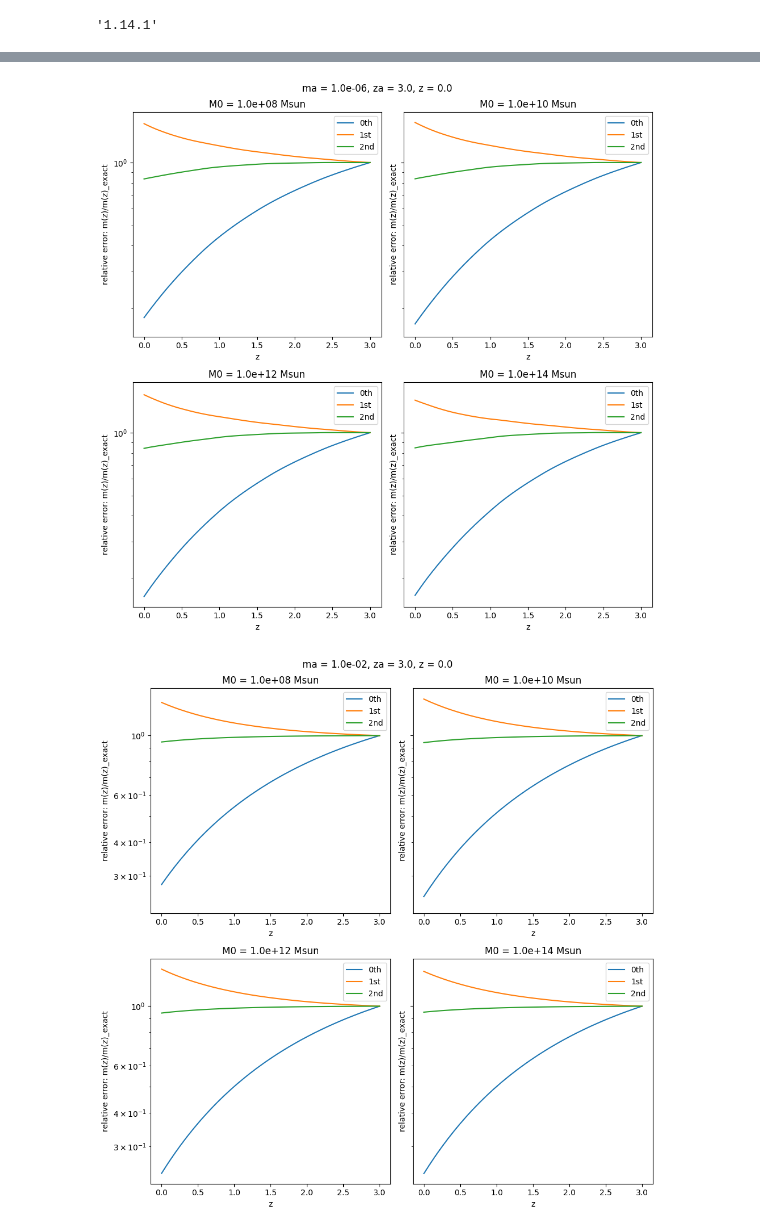
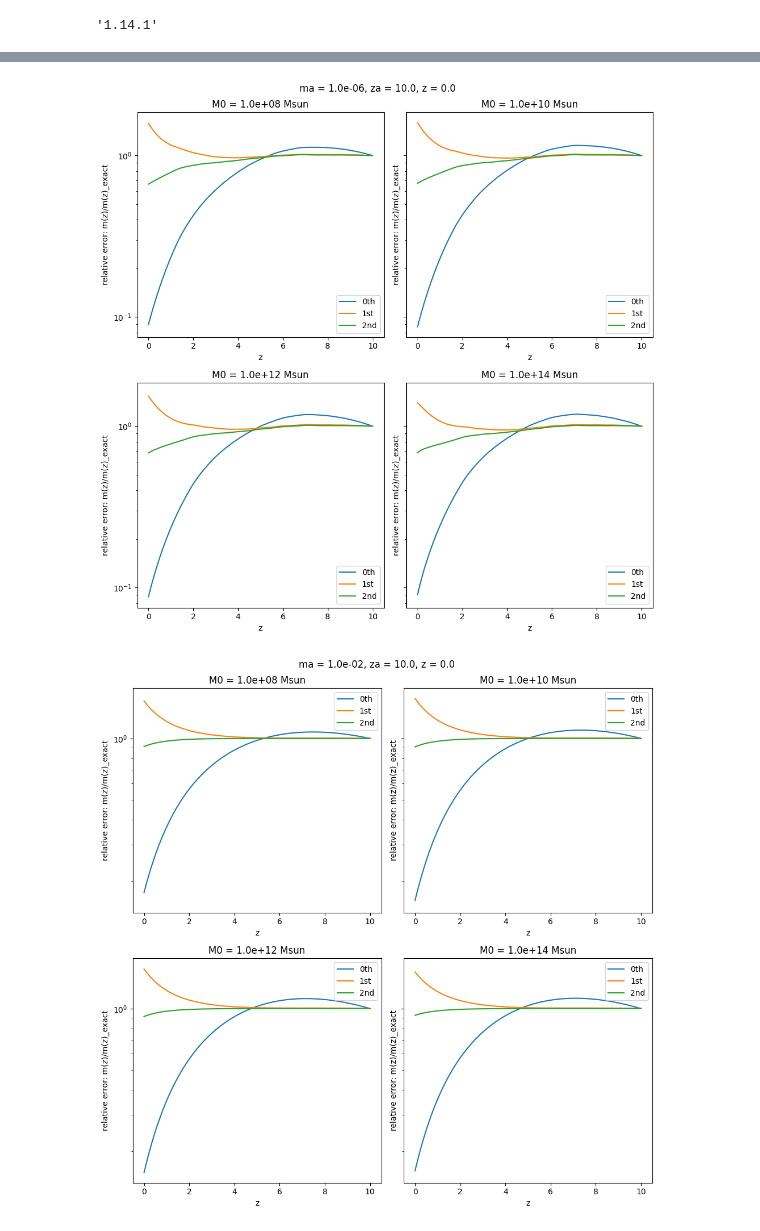
Before and after one commit to shinichiroando/sashimi-c, a Jupyter notebook: approx_odeint.ipynb, the cells around one changed output, grey strips where cells are left out. Saved outputs shown, nothing was run; the diff lists cells and outputs as text; code cells hidden in the pictures.

```diff
--- a/approx_odeint.ipynb
+++ b/approx_odeint.ipynb
@@ -755,8 +794,7 @@ Using cumulative_simpson
 # %%
 import tqdm
 # plot subhalo_mass_stripped
-sp = MySubhaloProperties()
-sp.M0 = 1.e12*sp.Msun
+sp = MySubhaloProperties(M0=1.e12)
 # for log10_M0 in tqdm.trange(8,16,2):
 #     sp.M0 = 10**log10_M0*sp.Msun
 #     ma = 1.e8*sp.Msun
@@ -810,29 +850,29 @@ for _ma in [1.e-6, 1.e-2, 1.e2, 1.e6]:
 # %%
 # plot relativistic error 2x2 plots
 for _ma in [1.e-6, 1.e-2, 1.e2, 1.e6]:
     fig, axs = plt.subplots(2,2,figsize=(10,10),sharey=True)
     axs = axs.flatten()
     ma = _ma*sp.Msun
-    za = 3.
+    za = 10.
     z = 0.
     for i,log10_M0 in enumerate([8,10,12,14]):
         sp.M0 = 10**log10_M0*sp.Msun
         _z,_m = sp.subhalo_mass_stripped(ma,za,z)
         _m = _m[:,0]
         _z,_m_pert0 = sp.subhalo_mass_stripped_pert0(ma,za,z)
         _z,_m_pert1 = sp.subhalo_mass_stripped_pert1(ma,za,z)
         _z,_m_pert2 = sp.subhalo_mass_stripped_pert2(ma,za,z)
         axs[i].plot(_z,(_m_pert0)/_m,label="0th")
         axs[i].plot(_z,(_m_pert1)/_m,label="1st")
         axs[i].plot(_z,(_m_pert2)/_m,label="2nd")
         axs[i].set_xlabel('z')
         axs[i].set_ylabel('relative error: m(z)/m(z)_exact')
         axs[i].set_yscale('log')
         axs[i].legend()
         axs[i].set_title(f"M0 = {sp.M0/sp.Msun:.1e} Msun")
     plt.suptitle(f"ma = {ma/sp.Msun:.1e}, za = {za}, z = {z}")
     plt.tight_layout()
     plt.show()
 # %% [output]
-[figure, old version]
+[figure, new version]
-[figure, old version]
+[figure, new version]
```
Also changed, not shown: parts of 16 cells of this notebook.
